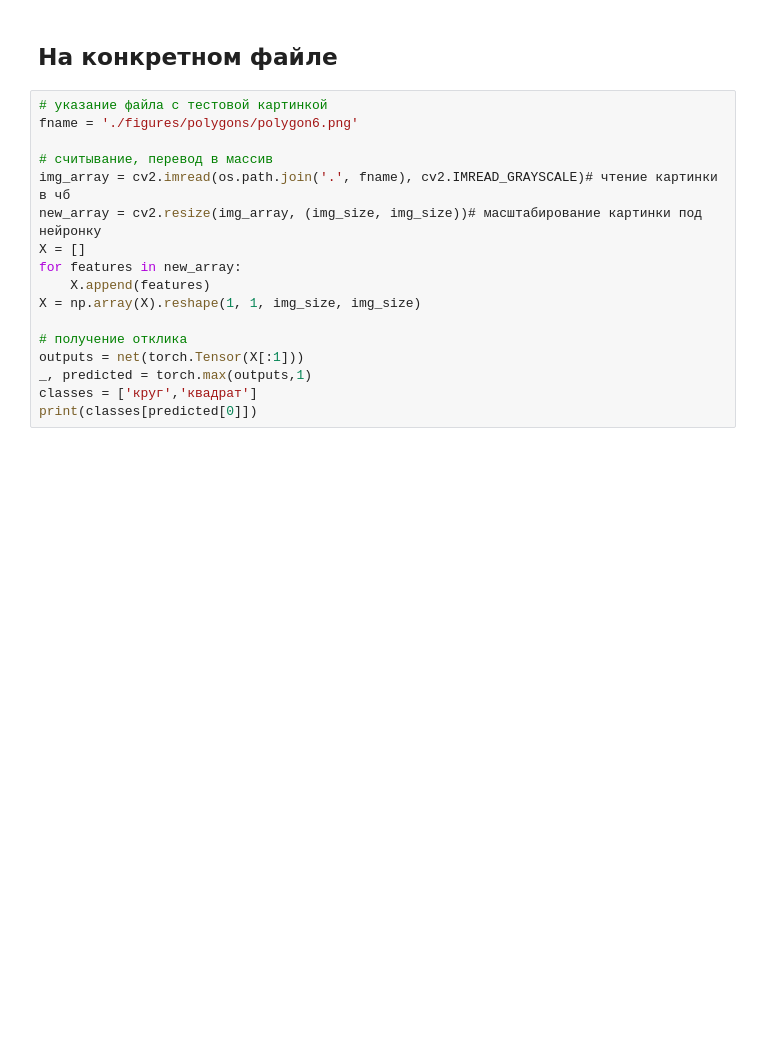
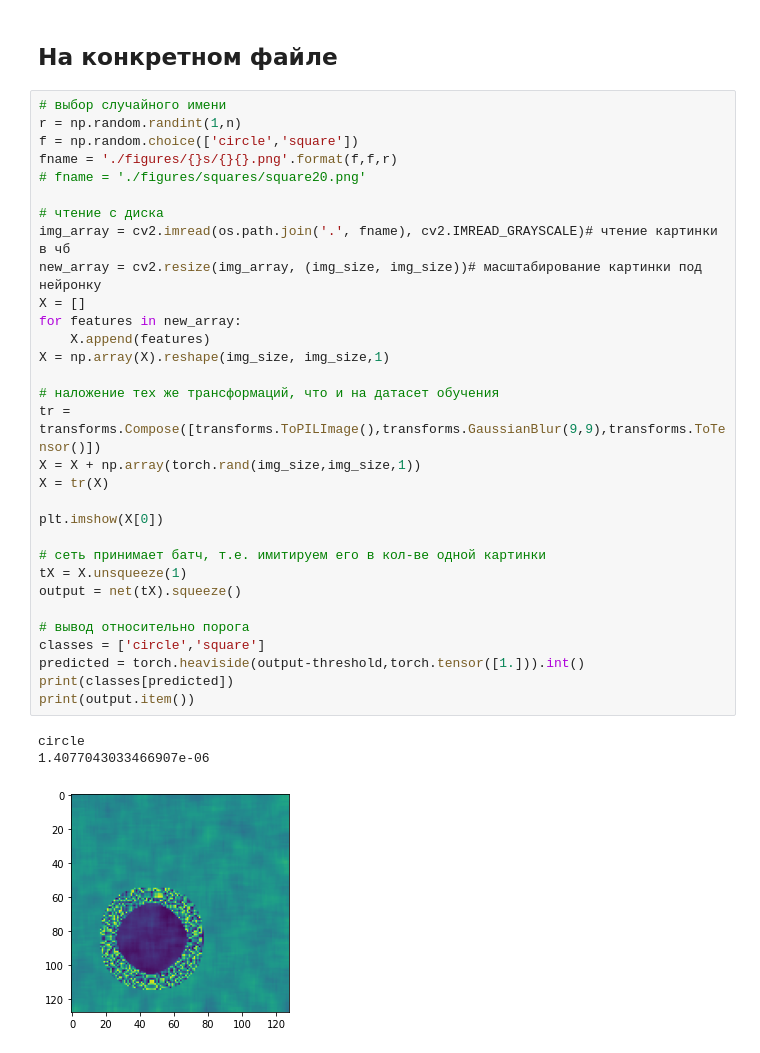
Before and after one commit to chr1stine/circle-polygon-classifier, a Jupyter notebook: geometry_classifier.ipynb, the cells around one changed output. Cells and saved outputs as stored; diff of their text form; blank space fills up the shorter version.

```diff
--- a/geometry_classifier.ipynb
+++ b/geometry_classifier.ipynb
@@ -389,19 +402,37 @@ print('prediction: ',classes[predicted[0]])
 # %% [markdown]
 ## На конкретном файле
-# %%
-# указание файла с тестовой картинкой
-fname = './figures/polygons/polygon6.png'
-
-# считывание, перевод в массив
-img_array = cv2.imread(os.path.join('.', fname), cv2.IMREAD_GRAYSCALE)# чтение картинки в чб
-new_array = cv2.resize(img_array, (img_size, img_size))# масштабирование картинки под нейронку
-X = []
-for features in new_array:
-    X.append(features)
-X = np.array(X).reshape(1, 1, img_size, img_size)
-
-# получение отклика
-outputs = net(torch.Tensor(X[:1]))
-_, predicted = torch.max(outputs,1)
-classes = ['круг','квадрат']
-print(classes[predicted[0]])
+# %%
+# выбор случайного имени
+r = np.random.randint(1,n)
+f = np.random.choice(['circle','square'])
+fname = './figures/{}s/{}{}.png'.format(f,f,r)
+# fname = './figures/squares/square20.png'
+
+# чтение с диска
+img_array = cv2.imread(os.path.join('.', fname), cv2.IMREAD_GRAYSCALE)# чтение картинки в чб
+new_array = cv2.resize(img_array, (img_size, img_size))# масштабирование картинки под нейронку
+X = []
+for features in new_array:
+    X.append(features)
+X = np.array(X).reshape(img_size, img_size,1)
+
+# наложение тех же трансформаций, что и на датасет обучения
+tr = transforms.Compose([transforms.ToPILImage(),transforms.GaussianBlur(9,9),transforms.ToTensor()])
+X = X + np.array(torch.rand(img_size,img_size,1))
+X = tr(X)
+
+plt.imshow(X[0])
+
+# сеть принимает батч, т.е. имитируем его в кол-ве одной картинки
+tX = X.unsqueeze(1)
+output = net(tX).squeeze()
+
+# вывод относительно порога
+classes = ['circle','square']
+predicted = torch.heaviside(output-threshold,torch.tensor([1.])).int()
+print(classes[predicted])
+print(output.item())
+# %% [output]
+circle
+1.4077043033466907e-06
+[figure, added]
```
Also changed, not shown: parts of 12 cells of this notebook.
